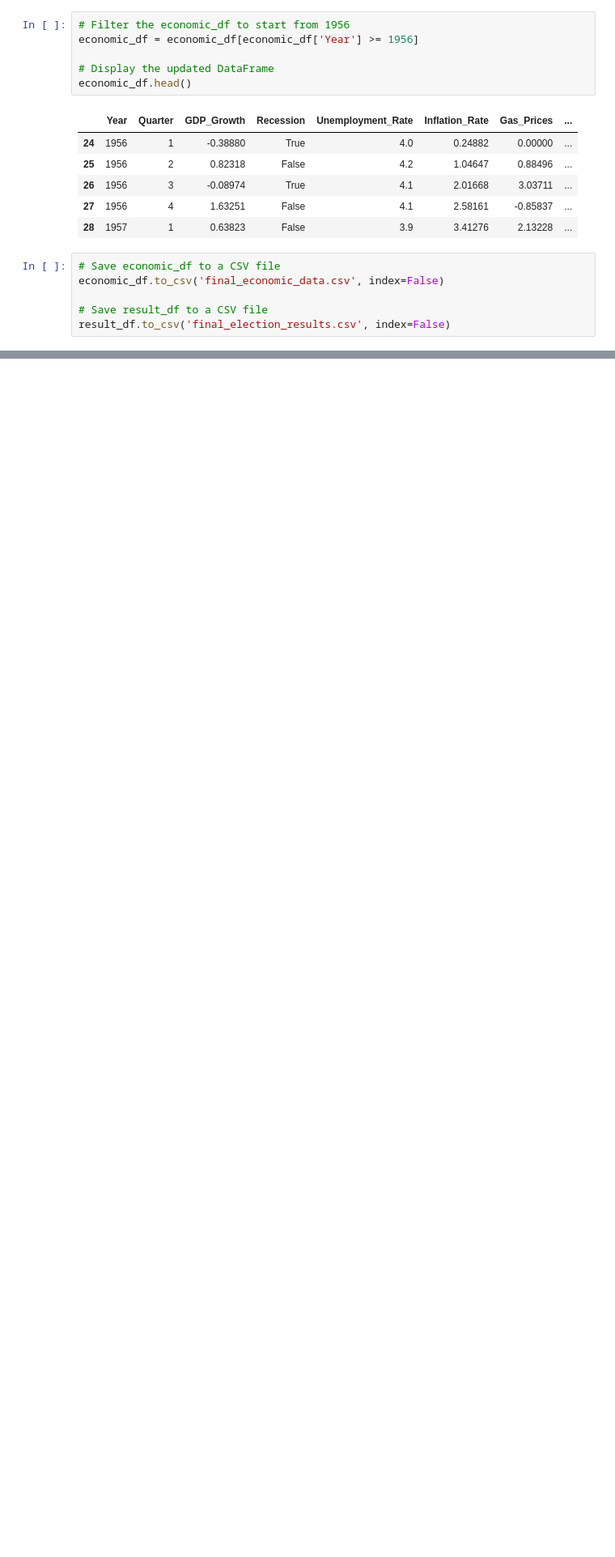
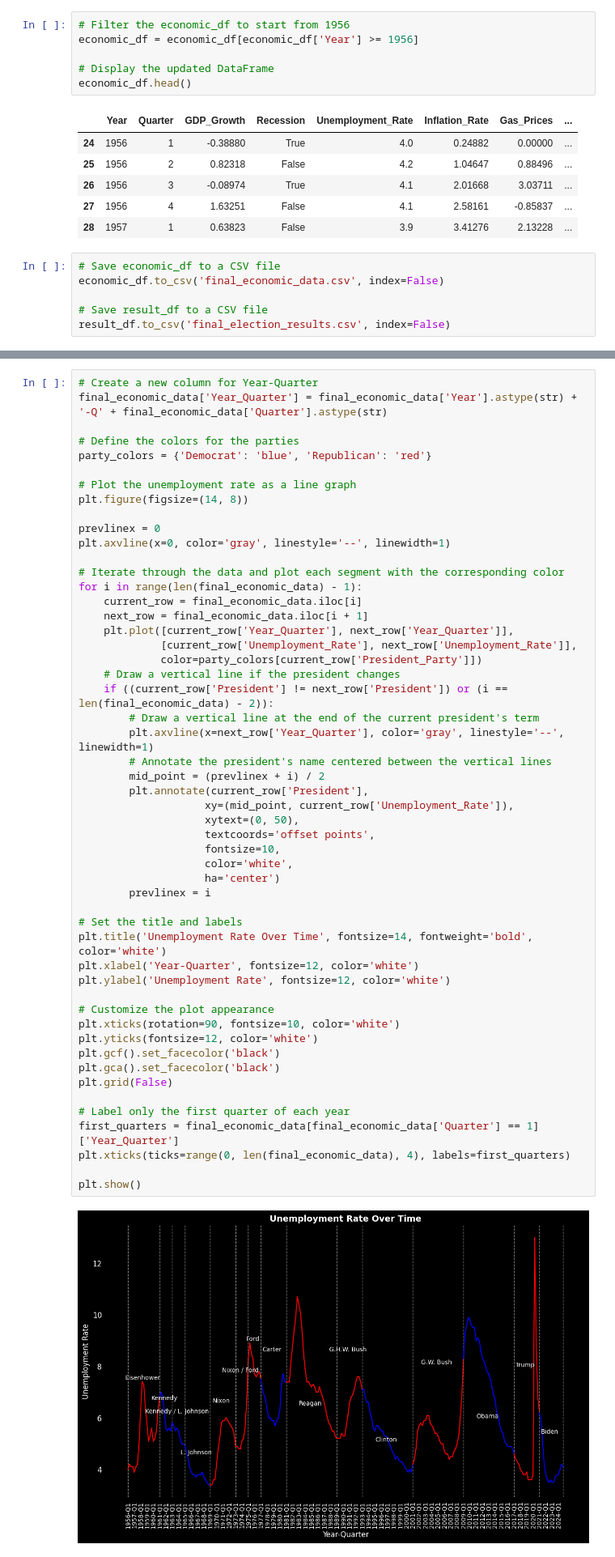
Before and after one commit to ernbilen/Data400_Spring25, a Jupyter notebook: SidLamsal-MiniProject/MiniProjectCode/MiniProjectNotebook.ipynb, the cells around one changed output, grey strips where cells are left out. Shown at 81% size. Drawn from its saved outputs; the diff is of its cells as text; blank space fills up the shorter version.

```diff
--- a/SidLamsal-MiniProject/MiniProjectCode/MiniProjectNotebook.ipynb
+++ b/SidLamsal-MiniProject/MiniProjectCode/MiniProjectNotebook.ipynb
@@ -425,0 +558,54 @@ result_df.to_csv('final_election_results.csv', index=False)
+# %%
+# Create a new column for Year-Quarter
+final_economic_data['Year_Quarter'] = final_economic_data['Year'].astype(str) + '-Q' + final_economic_data['Quarter'].astype(str)
+
+# Define the colors for the parties
+party_colors = {'Democrat': 'blue', 'Republican': 'red'}
+
+# Plot the unemployment rate as a line graph
+plt.figure(figsize=(14, 8))
+
+prevlinex = 0
+plt.axvline(x=0, color='gray', linestyle='--', linewidth=1)
+
+# Iterate through the data and plot each segment with the corresponding color
+for i in range(len(final_economic_data) - 1):
+    current_row = final_economic_data.iloc[i]
+    next_row = final_economic_data.iloc[i + 1]
+    plt.plot([current_row['Year_Quarter'], next_row['Year_Quarter']],
+             [current_row['Unemployment_Rate'], next_row['Unemployment_Rate']],
+             color=party_colors[current_row['President_Party']])
+    # Draw a vertical line if the president changes
+    if ((current_row['President'] != next_row['President']) or (i == len(final_economic_data) - 2)):
+        # Draw a vertical line at the end of the current president's term
+        plt.axvline(x=next_row['Year_Quarter'], color='gray', linestyle='--', linewidth=1)
+        # Annotate the president's name centered between the vertical lines
+        mid_point = (prevlinex + i) / 2
+        plt.annotate(current_row['President'],
+                    xy=(mid_point, current_row['Unemployment_Rate']),
+                    xytext=(0, 50),
+                    textcoords='offset points',
+                    fontsize=10,
+                    color='white',
+                    ha='center')
+        prevlinex = i
+
+# Set the title and labels
+plt.title('Unemployment Rate Over Time', fontsize=14, fontweight='bold', color='white')
+plt.xlabel('Year-Quarter', fontsize=12, color='white')
+plt.ylabel('Unemployment Rate', fontsize=12, color='white')
+
+# Customize the plot appearance
+plt.xticks(rotation=90, fontsize=10, color='white')
+plt.yticks(fontsize=12, color='white')
+plt.gcf().set_facecolor('black')
+plt.gca().set_facecolor('black')
+plt.grid(False)
+
+# Label only the first quarter of each year
+first_quarters = final_economic_data[final_economic_data['Quarter'] == 1]['Year_Quarter']
+plt.xticks(ticks=range(0, len(final_economic_data), 4), labels=first_quarters)
+
+plt.show()
+# %% [output]
+[figure, added]
```
Also changed, not shown: parts of 13 cells of this notebook, 4 other files.
